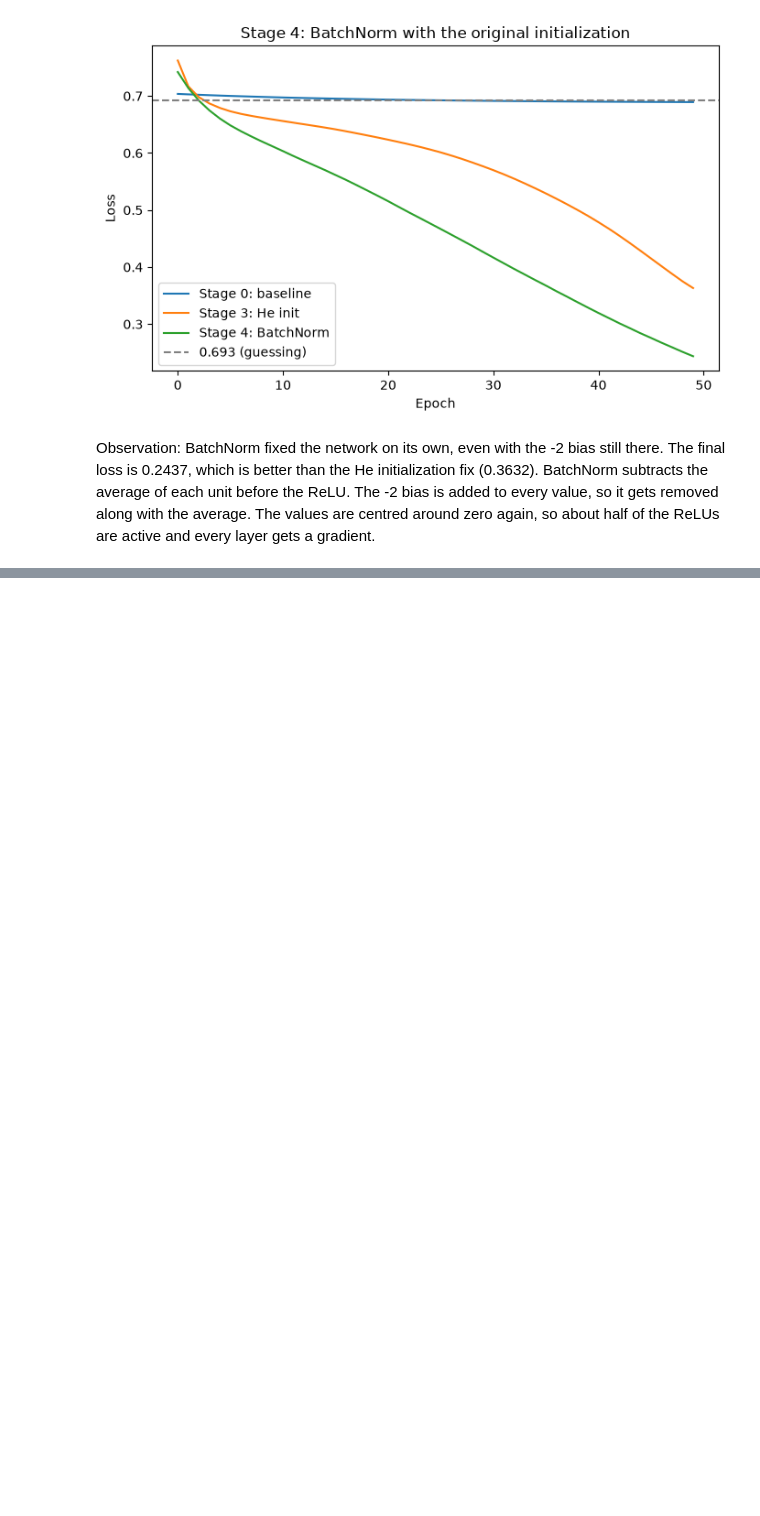
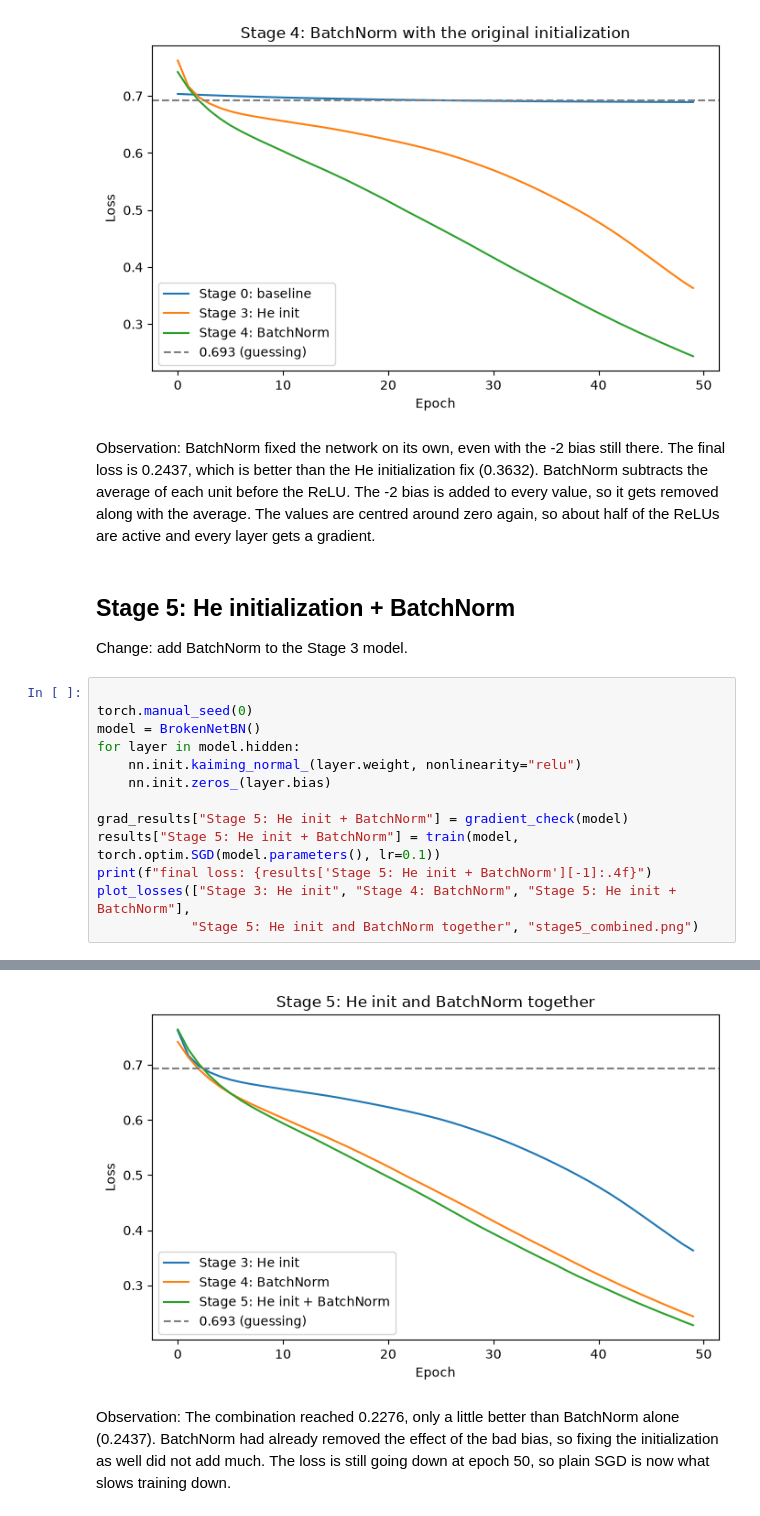
Before and after one commit to RjSalmonEng/AIGC-DeepLearning, a Jupyter notebook: Lab-2/Lab2.ipynb, the cells around one changed output, grey strips where cells are left out. Drawn from its saved outputs; the diff is of its cells as text; blank space fills up the shorter version.

Commit message:
LAB2: Stage 5 - combine He initialization with BatchNorm

```diff
--- a/Lab-2/Lab2.ipynb
+++ b/Lab-2/Lab2.ipynb
@@ -314,3 +314,22 @@ layer 7: mean |gradient| = 1.48e-03
 # %% [markdown]
 
 Observation: BatchNorm fixed the network on its own, even with the -2 bias still there. The final loss is 0.2437, which is better than the He initialization fix (0.3632). BatchNorm subtracts the average of each unit before the ReLU. The -2 bias is added to every value, so it gets removed along with the average. The values are centred around zero again, so about half of the ReLUs are active and every layer gets a gradient.
+# %% [markdown]
+
+## Stage 5: He initialization + BatchNorm
+
+Change: add BatchNorm to the Stage 3 model.
+# %%
+
+torch.manual_seed(0)
+model = BrokenNetBN()
+for layer in model.hidden:
+    nn.init.kaiming_normal_(layer.weight, nonlinearity="relu")
+    nn.init.zeros_(layer.bias)
+
+grad_results["Stage 5: He init + BatchNorm"] = gradient_check(model)
+results["Stage 5: He init + BatchNorm"] = train(model, torch.optim.SGD(model.parameters(), lr=0.1))
+print(f"final loss: {results['Stage 5: He init + BatchNorm'][-1]:.4f}")
+plot_losses(["Stage 3: He init", "Stage 4: BatchNorm", "Stage 5: He init + BatchNorm"],
+            "Stage 5: He init and BatchNorm together", "stage5_combined.png")
+# %% [output]
@@ -316,0 +337,4 @@ Observation: BatchNorm fixed the network on its own, even with the -2 bias still
+[figure, added]
+# %% [markdown]
+
+Observation: The combination reached 0.2276, only a little better than BatchNorm alone (0.2437). BatchNorm had already removed the effect of the bad bias, so fixing the initialization as well did not add much. The loss is still going down at epoch 50, so plain SGD is now what slows training down.
```
Also changed, not shown: parts of 1 cell of this notebook, 1 other file.
